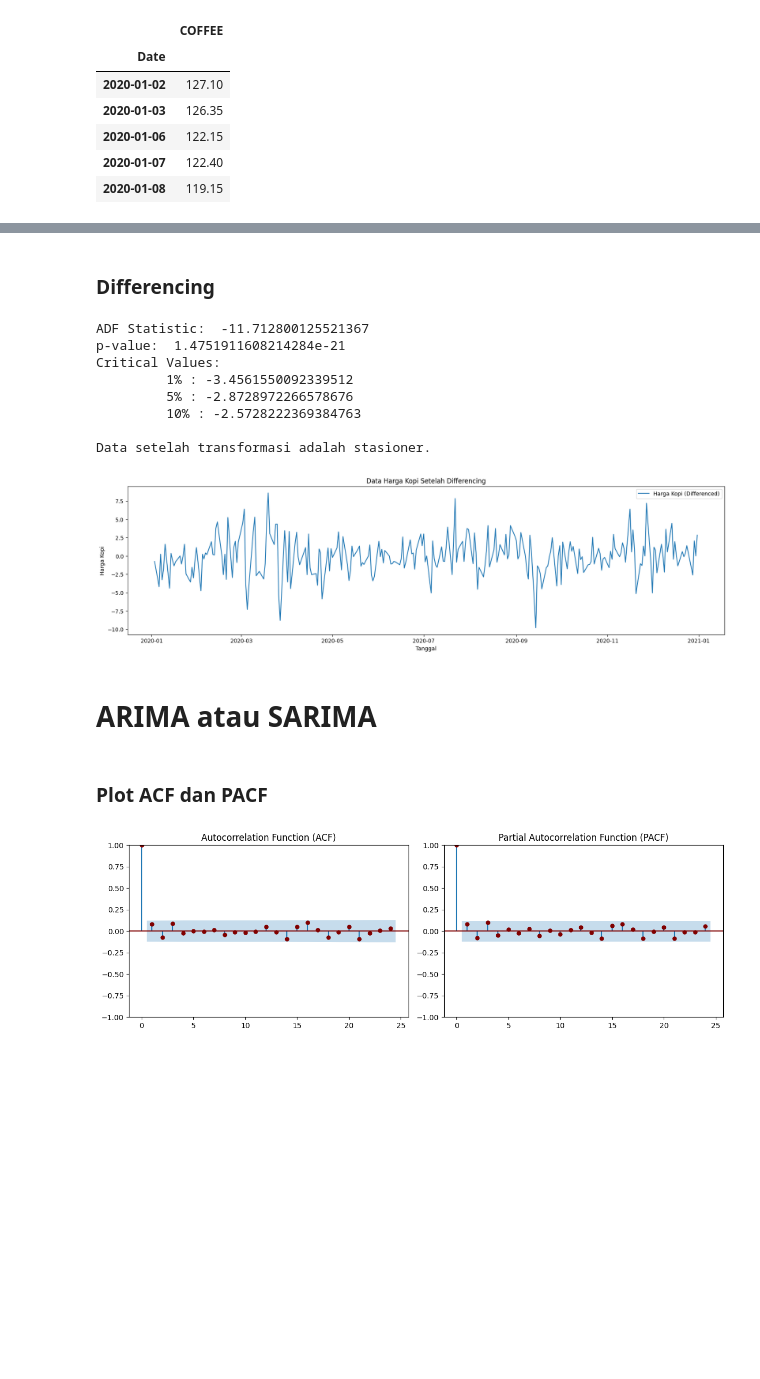
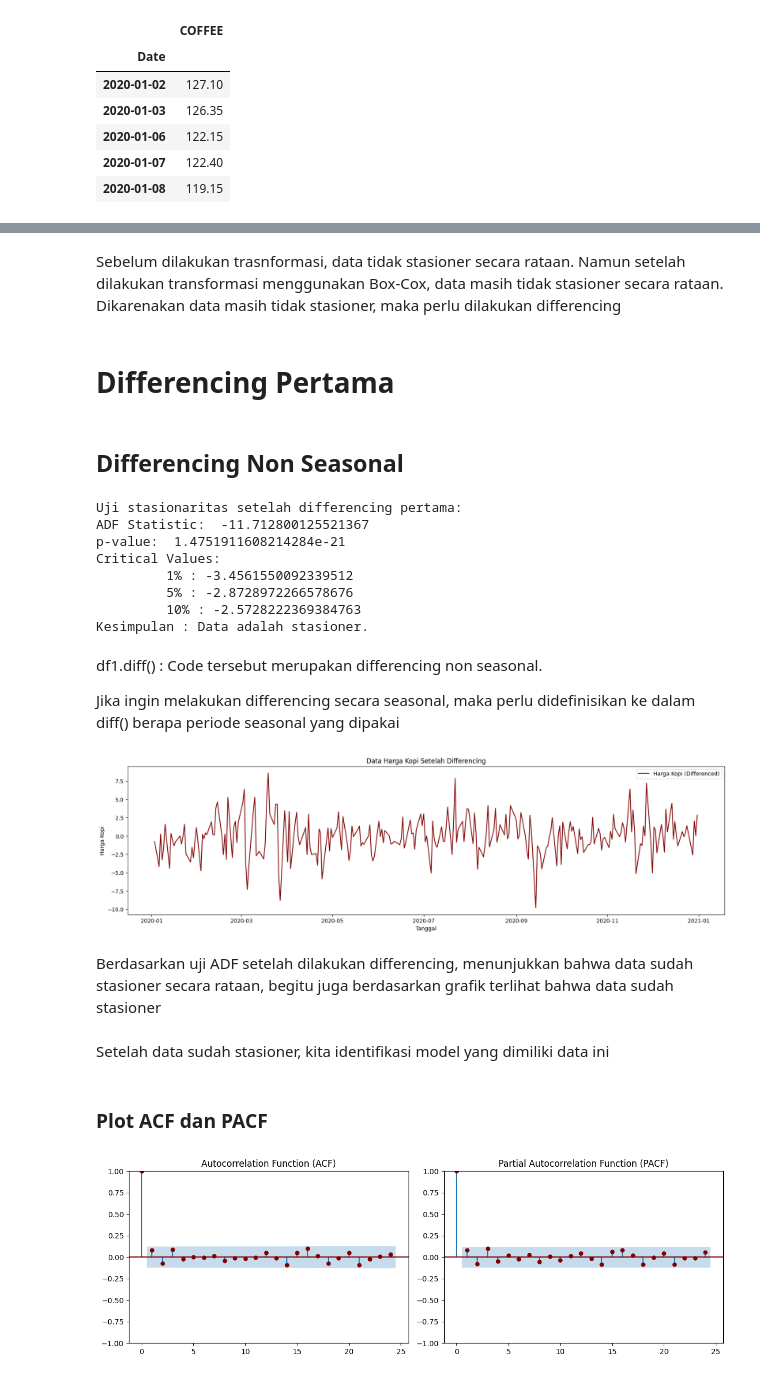
Before and after one commit to firarru/Analisis-Deret-Waktu, a Jupyter notebook: Tubes_ADW.ipynb, the cells around one changed output, grey strips where cells are left out. Saved outputs shown, nothing was run; the diff lists cells and outputs as text; code cells hidden in the pictures; blank space fills up the shorter version.

```diff
--- a/Tubes_ADW.ipynb
+++ b/Tubes_ADW.ipynb
@@ -300,32 +268,43 @@ Karena data masih tidak stasioner, maka perlu dilakukan differencing
+# %% [markdown]
+Sebelum dilakukan trasnformasi, data tidak stasioner secara rataan. Namun setelah dilakukan transformasi menggunakan Box-Cox, data masih tidak stasioner secara rataan. Dikarenakan data masih tidak stasioner, maka perlu dilakukan differencing
 # %% [markdown]
-### **Differencing**
+# **Differencing Pertama**
+# %% [markdown]
+## **Differencing Non Seasonal**
 # %%
 df1_diff = df1.diff().dropna()
+print("Uji stasionaritas setelah differencing pertama:")
 test_stationarity(df1_diff['COFFEE'])
 # %% [output]
+Uji stasionaritas setelah differencing pertama:
 ADF Statistic:  -11.712800125521367
 p-value:  1.4751911608214284e-21
 Critical Values:
          1% : -3.4561550092339512
          5% : -2.8728972266578676
          10% : -2.5728222369384763
-
-Data setelah transformasi adalah stasioner.
+Kesimpulan : Data adalah stasioner.
+# %% [markdown]
+df1.diff() : Code tersebut merupakan differencing non seasonal.
+
+Jika ingin melakukan differencing secara seasonal, maka perlu didefinisikan ke dalam diff() berapa periode seasonal yang dipakai
 # %%
 # Visualisasi data setelah differencing
 plt.figure(figsize=(20,5))
-plt.plot(df1_diff, label='Harga Kopi (Differenced)')
+plt.plot(df1_diff, label='Harga Kopi (Differenced)', color='maroon')
 plt.title('Data Harga Kopi Setelah Differencing')
 plt.xlabel('Tanggal')
 plt.ylabel('Harga Kopi')
 plt.legend()
 plt.show()
 # %% [output]
-[figure, old version]
+[figure, new version]
-# %% [markdown]
-# **ARIMA atau SARIMA**
+# %% [markdown]
+Berdasarkan uji ADF setelah dilakukan differencing, menunjukkan bahwa data sudah stasioner secara rataan, begitu juga berdasarkan grafik terlihat bahwa data sudah stasioner
+# %% [markdown]
+Setelah data sudah stasioner, kita identifikasi model yang dimiliki data ini
 # %% [markdown]
-### **Plot ACF dan PACF**
+### Plot ACF dan PACF
 # %%
 import statsmodels.api as sm
 
```
Also changed, not shown: parts of 74 cells of this notebook.
